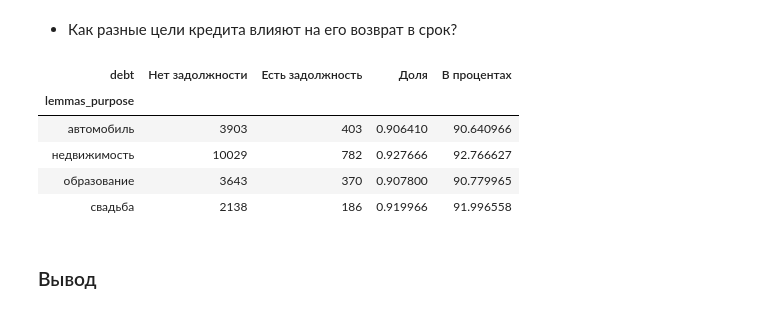
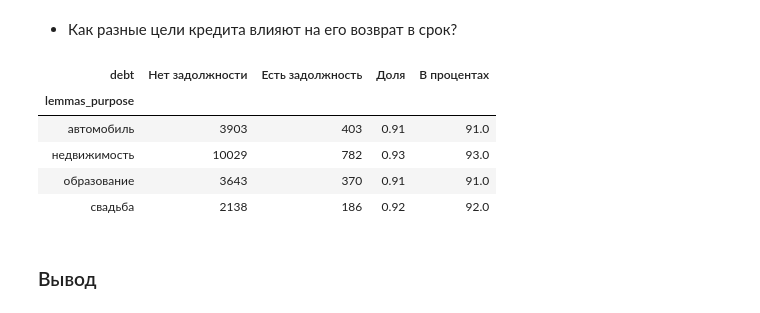
Before and after one commit to Junal8/YandexPract, a Jupyter notebook: Second project.ipynb, the cells around one changed output. Saved outputs shown, nothing was run; the diff lists cells and outputs as text; code cells hidden in the pictures.

```diff
--- a/Second project.ipynb
+++ b/Second project.ipynb
@@ -350,27 +350,27 @@ display(pivot_salary)
 # %%
 #методом pivot_table создадим сводную таблицу для наглядного представления результатов
 pivot_lemmas_purpose = data.pivot_table(index=['lemmas_purpose'], columns='debt', values = 'gender', aggfunc='count')
 
 # посчитаем долю людей с разными целями кредита, которые не имеют задолжности
-pivot_lemmas_purpose['purpos'] = pivot_lemmas_purpose[0] / (pivot_lemmas_purpose[0] + pivot_lemmas_purpose[1])
+pivot_lemmas_purpose['purpos'] = round(pivot_lemmas_purpose[0] / (pivot_lemmas_purpose[0] + pivot_lemmas_purpose[1]), 2)
 
 # представим в процентах
-pivot_lemmas_purpose['percent'] = pivot_lemmas_purpose['purpos'] * 100
+pivot_lemmas_purpose['percent'] = round(pivot_lemmas_purpose['purpos'] * 100, 1)
 
 # поменяем название столбцов
 # pivot_lemmas_purpose.set_axis(['нет задолжн.','есть задолжн.','доля', 'проценты'], axis = 'columns', inplace = True)
 pivot_lemmas_purpose.rename(columns = {0 : "Нет задолжности", 1 :"Есть задолжность", "purpos": "Доля",
                               "percent": "В процентах"}, inplace = True)
 
 
 display(pivot_lemmas_purpose)
 # %% [output]
 | debt | Нет задолжности | Есть задолжность | Доля | В процентах |
 | lemmas_purpose |  |  |  |  |
-| автомобиль | 3903 | 403 | 0.906410 | 90.640966 |
-| недвижимость | 10029 | 782 | 0.927666 | 92.766627 |
-| образование | 3643 | 370 | 0.907800 | 90.779965 |
-| свадьба | 2138 | 186 | 0.919966 | 91.996558 |
+| автомобиль | 3903 | 403 | 0.91 | 91.0 |
+| недвижимость | 10029 | 782 | 0.93 | 93.0 |
+| образование | 3643 | 370 | 0.91 | 91.0 |
+| свадьба | 2138 | 186 | 0.92 | 92.0 |
 # %% [markdown]
 ### Вывод
 # %% [markdown]
```
Also changed, not shown: parts of 3 cells of this notebook.
